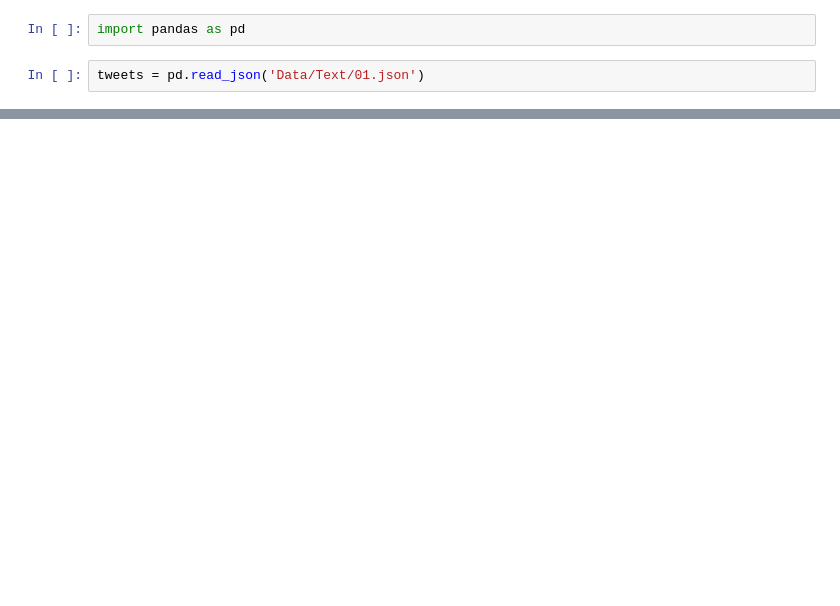
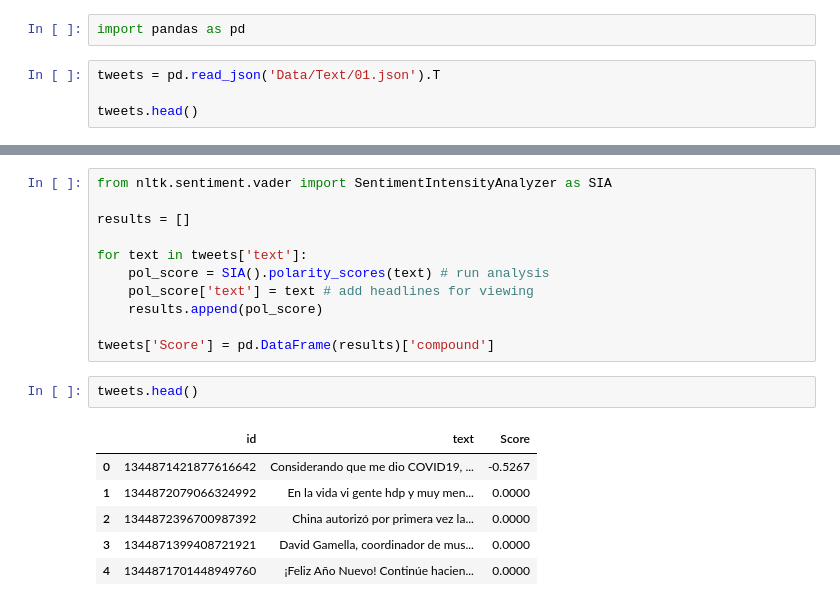
Before and after one commit to AidenWilliams/European-Covid-19-Vaccine-Sentiment-Analyses-On-Twitter-and-Article-Data, a Jupyter notebook: Analyse Tweets.ipynb, the cells around one changed output, grey strips where cells are left out. Saved outputs shown, nothing was run; the diff lists cells and outputs as text; blank space fills up the shorter version.

Commit message:
Sentiment Analysis works for english

```diff
--- a/Analyse Tweets.ipynb
+++ b/Analyse Tweets.ipynb
@@ -1,5 +1,7 @@
 # %%
 import pandas as pd
 # %%
-tweets = pd.read_json('Data/Text/01.json')
+tweets = pd.read_json('Data/Text/01.json').T
+
+tweets.head()
 # %% [output]
@@ -6,0 +22,20 @@ ValueError: If using all scalar values, you must pass an index
+# %%
+from nltk.sentiment.vader import SentimentIntensityAnalyzer as SIA
+
+results = []
+
+for text in tweets['text']:
+    pol_score = SIA().polarity_scores(text) # run analysis
+    pol_score['text'] = text # add headlines for viewing
+    results.append(pol_score)
+
+tweets['Score'] = pd.DataFrame(results)['compound']
+# %%
+tweets.head()
+# %% [output]
+|  | id | text | Score |
+| 0 | 1344871421877616642 | Considerando que me dio COVID19, ... | -0.5267 |
+| 1 | 1344872079066324992 | En la vida vi gente hdp y muy men... | 0.0000 |
+| 2 | 1344872396700987392 | China autorizó por primera vez la... | 0.0000 |
+| 3 | 1344871399408721921 | David Gamella, coordinador de mus... | 0.0000 |
+| 4 | 1344871701448949760 | ¡Feliz Año Nuevo! Continúe hacien... | 0.0000 |
```
Also changed, not shown: parts of 2 cells of this notebook, 3 other files.
